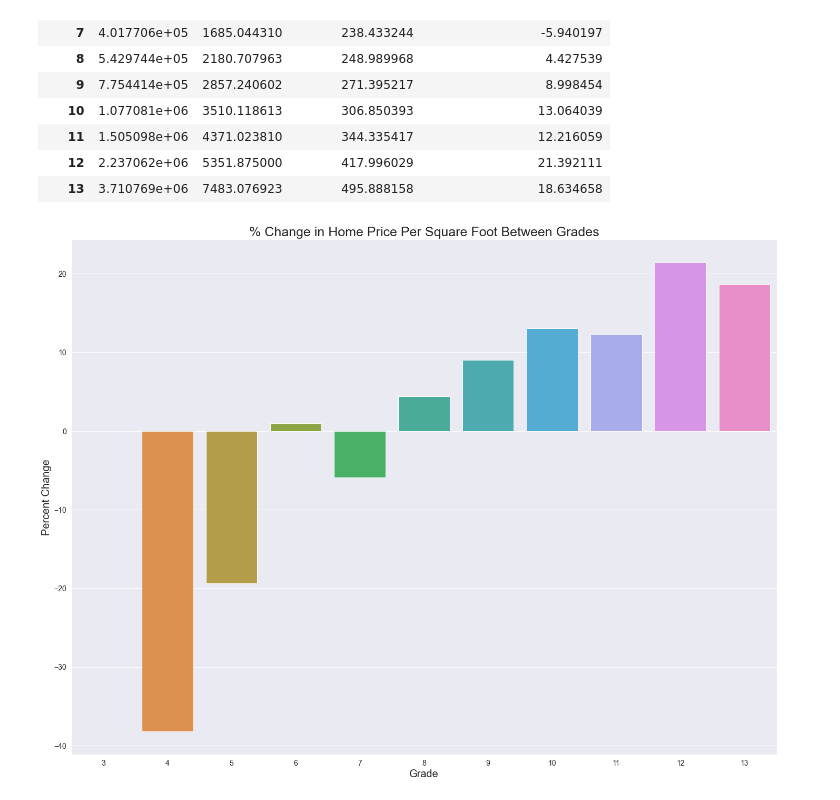
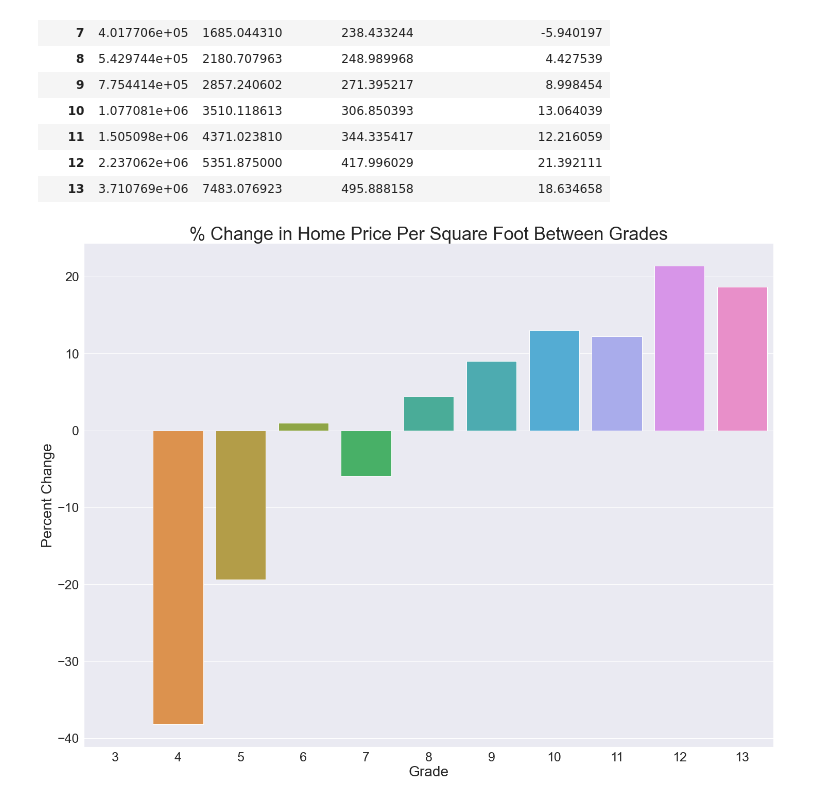
Before and after one commit to soohojp/Phase2_Project, a Jupyter notebook: Price_Grade_Sqft.ipynb, the cells around one changed output. Drawn from its saved outputs; the diff is of its cells as text; code cells hidden in the pictures.

```diff
--- a/Price_Grade_Sqft.ipynb
+++ b/Price_Grade_Sqft.ipynb
@@ -81,10 +95,9 @@ plt.tick_params(axis='both', which='major', labelsize=14)
 # %%
 
 ax = sns.barplot(x = ind,  y = avg_price_by_grade["price_per_sqft_liv"])
-sns.set(rc = {'figure.figsize': (24,18)})
-ax.set_xlabel("Grade", fontsize = 20)
-ax.set_ylabel("Price Per Square Foot (USD)", fontsize = 20)
-ax.set_title("Average Home Price Per Square Foot Each Grade", fontsize = 25)
-ax.set_xticklabels(ax.get_xmajorticklabels(), fontsize = 18);
-plt.tick_params(axis='both', which='major', labelsize=14)
+sns.set(rc = {'figure.figsize': (42,18)})
+ax.set_xlabel("Grade", fontsize = 35)
+ax.set_ylabel("Price Per Square Foot (USD)", fontsize = 35)
+ax.set_title("Average Home Price Per Square Foot Each Grade", fontsize = 40)
+plt.tick_params(axis='both', which='major', labelsize=30)
 # %% [output]
@@ -110,11 +125,11 @@ avg_price_by_grade
 # %%
 
 ax = sns.barplot(x=ind, y = avg_price_by_grade.percent_change_by_grade)
 sns.set(rc = {'figure.figsize': (24,18)})
-ax.set_xlabel("Grade", fontsize = 20)
-ax.set_ylabel("Percent Change", fontsize = 20)
-ax.set_title("% Change in Home Price Per Square Foot Between Grades", fontsize = 25)
-# ax.set_xticks(range(3,13,1))
-plt.tick_params(axis='both', which='major', labelsize=14)
+ax.set_xlabel("Grade", fontsize = 28)
+ax.set_ylabel("Percent Change", fontsize = 28)
+ax.set_title("% Change in Home Price Per Square Foot Between Grades", fontsize = 35)
+# ax.set_xticks(range(4,13,1))
+plt.tick_params(axis='both', which='major', labelsize=25)
 # %% [output]
-[figure, old version]
+[figure, new version]
```
Also changed, not shown: parts of 12 cells of this notebook.
